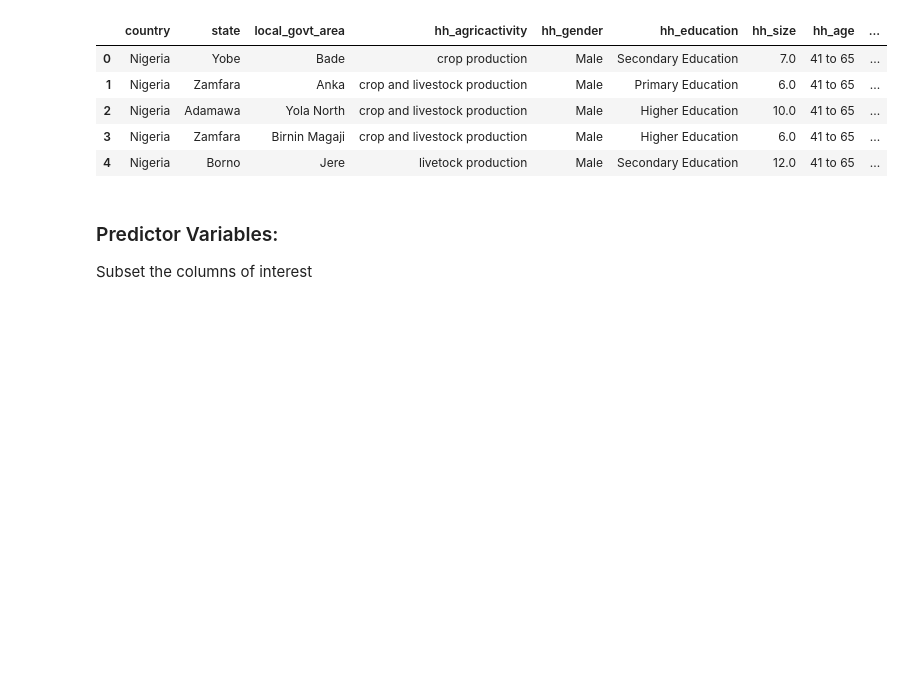
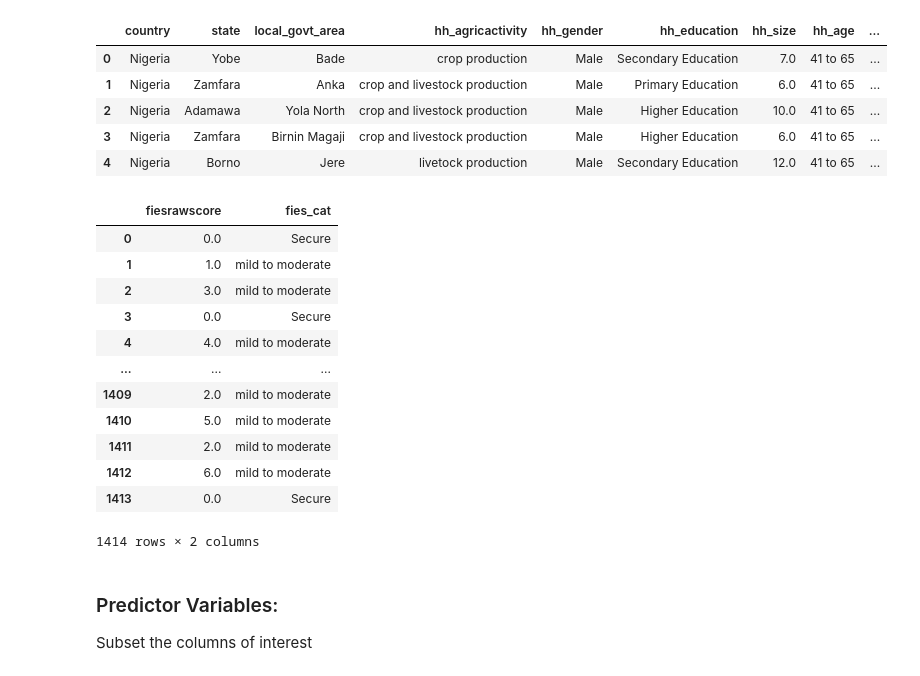
Before and after one commit to decorouz/Food_Insecurity_Indicators_Analysis, a Jupyter notebook: HDDS/Round_4_Nigeria/2_data_preparation_for_modelling.ipynb, the cells around one changed output. Drawn from its saved outputs; the diff is of its cells as text; code cells hidden in the pictures; blank space fills up the shorter version.

Commit message:
update round4 files

```diff
--- a/HDDS/Round_4_Nigeria/2_data_preparation_for_modelling.ipynb
+++ b/HDDS/Round_4_Nigeria/2_data_preparation_for_modelling.ipynb
@@ -72,7 +72,7 @@ pd.set_option('display.max_row', 500)
 # %%
 # Import the data into a DataFrame
 
-df_original = pd.read_csv("../../data/diem_hdds_round_4.csv")
+df_original = pd.read_csv("../../data/DIEM_NG/diem_hdds_round_4.csv")
 # %% [markdown]
 **Design matrices (endog & exog)**
 
@@ -122,6 +122,29 @@ df_original["hdds_class"] = df_original.hdds_class.astype("category").cat.rename
 
 # Severely FI vs Others
 df_original.loc[:, "FI_0_6"] = np.where(df_original["fiesrawscore"] > 6, 1, 0)
+# %%
+
+# Create categorical variable with specified bins
+bins = [-float('inf'), 0, 6, float('inf')]
+labels = ['Secure', 'mild to moderate', 'Severe']
+
+df_original['fies_cat'] = pd.cut(df_original['fiesrawscore'], bins=bins, labels=labels)
+
+df_original[["fiesrawscore", "fies_cat"]]
+# %% [output]
+|  | fiesrawscore | fies_cat |
+| 0 | 0.0 | Secure |
+| 1 | 1.0 | mild to moderate |
+| 2 | 3.0 | mild to moderate |
+| 3 | 0.0 | Secure |
+| 4 | 4.0 | mild to moderate |
+| ... | ... | ... |
+| 1409 | 2.0 | mild to moderate |
+| 1410 | 5.0 | mild to moderate |
+| 1411 | 2.0 | mild to moderate |
+| 1412 | 6.0 | mild to moderate |
+| 1413 | 0.0 | Secure |
+1414 rows × 2 columns
 # %% [markdown]
 ### Predictor Variables:
 
```
Also changed, not shown: parts of 5 cells of this notebook, 2 other files.
